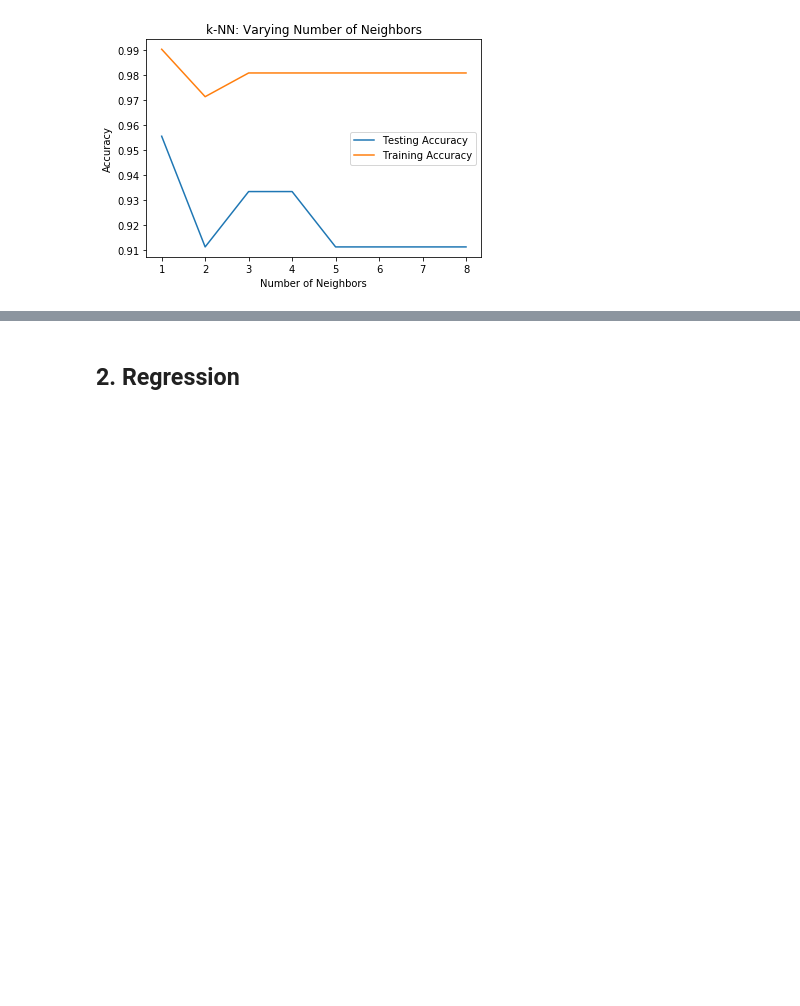
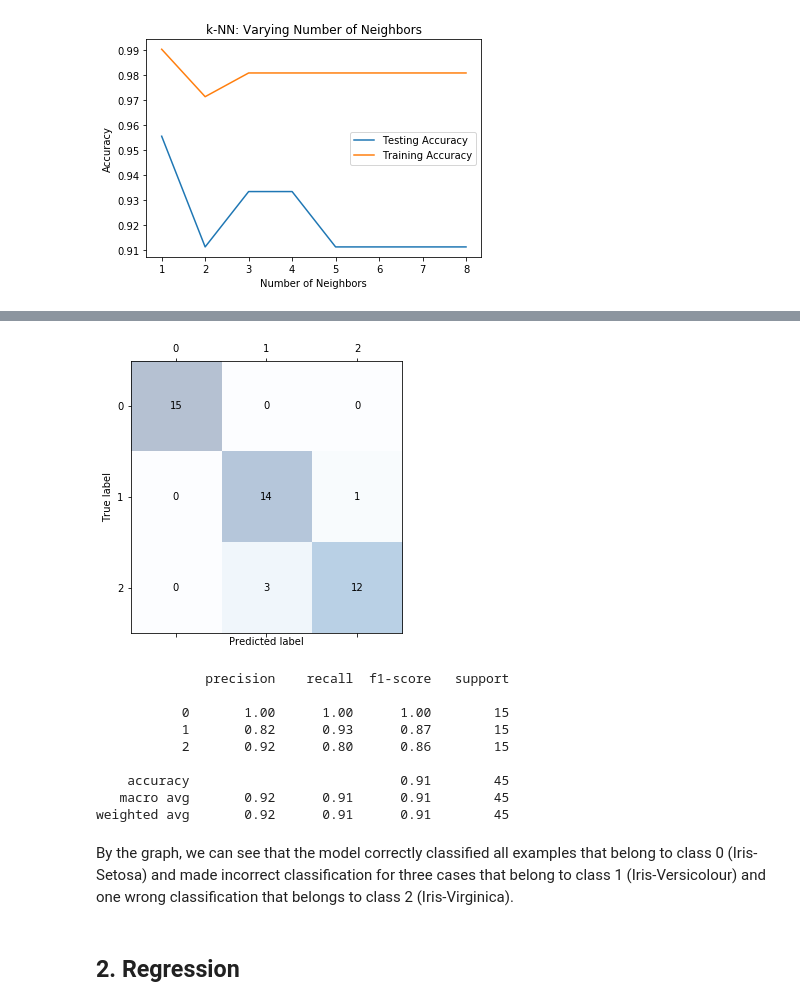
Before and after one commit to wallissoncarvalho/ml-fundamentals, a Jupyter notebook: 1. Supervised Learning.ipynb, the cells around one changed output, grey strips where cells are left out. Cells and saved outputs as stored; diff of their text form; code cells hidden in the pictures; blank space fills up the shorter version.

Commit message:
confusion_matrix.

```diff
--- a/1. Supervised Learning.ipynb
+++ b/1. Supervised Learning.ipynb
@@ -199,3 +207,47 @@ plot_graph(X_train_std,X_test_std,y_train,y_test)
+# %%
+# Import necessary modules
+from sklearn.metrics import classification_report
+from sklearn.metrics import confusion_matrix
+
+# Instantiate a k-NN classifier: knn
+knn = KNeighborsClassifier(n_neighbors=6)
+
+# Fit the classifier to the training data
+knn.fit(X_train_std, y_train)
+
+# Predict the labels of the test data: y_pred
+y_pred = knn.predict(X_test_std)
+
+#Plot the confusion matrix
+confmat = confusion_matrix(y_test, y_pred)
+
+def conf_plot(confmat):
+    fig, ax = plt.subplots(figsize=(5, 5))
+    ax.matshow(confmat, cmap=plt.cm.Blues, alpha=0.3)
+    for i in range(confmat.shape[0]):
+        for j in range(confmat.shape[1]):
+            ax.text(x=j, y=i,s=confmat[i, j],va='center', ha='center')
+    plt.xlabel('Predicted label')
+    plt.ylabel('True label')
+    plt.show()
+
+conf_plot(confmat)
+
+# Classification report
+print(classification_report(y_test, y_pred))
+# %% [output]
+[figure, added]
+              precision    recall  f1-score   support
+
+           0       1.00      1.00      1.00        15
+           1       0.82      0.93      0.87        15
+           2       0.92      0.80      0.86        15
+
+    accuracy                           0.91        45
+   macro avg       0.92      0.91      0.91        45
+weighted avg       0.92      0.91      0.91        45
+# %% [markdown]
+By the graph, we can see that the model correctly classified all examples that belong to class 0 (Iris-Setosa) and made incorrect classification for three cases that belong to class 1 (Iris-Versicolour) and one wrong classification that belongs to class 2 (Iris-Virginica).
 # %% [markdown]
 ## 2. Regression
 # %% [markdown]
```
Also changed, not shown: parts of 2 cells of this notebook.
